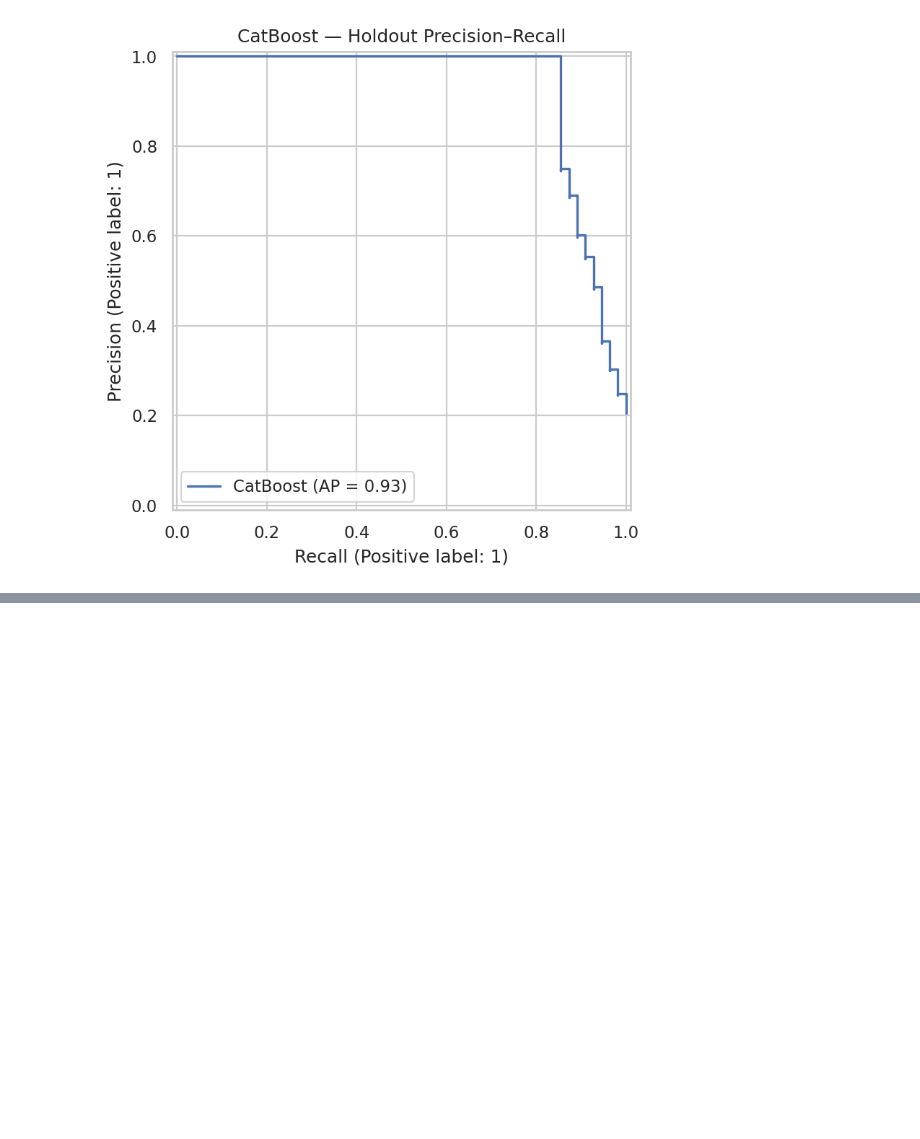
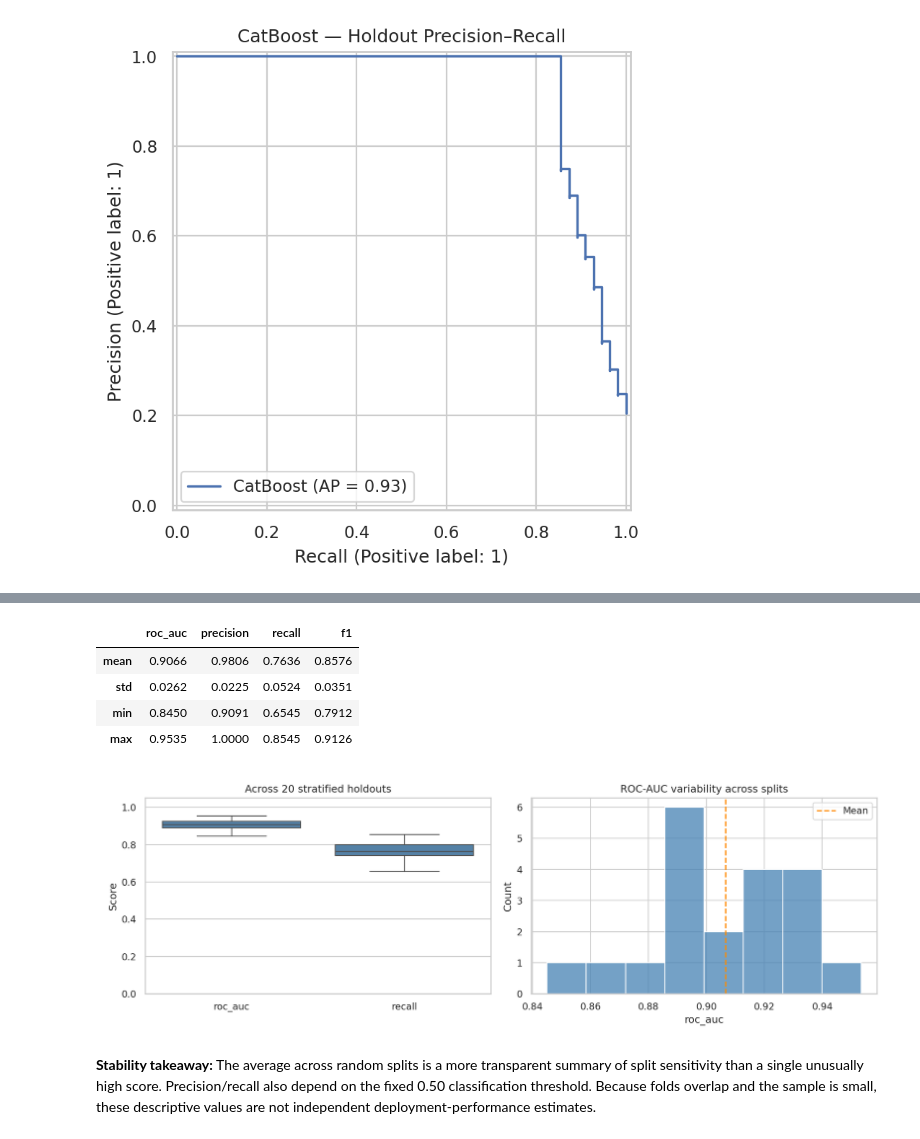
Before and after one commit to jeyhunaliyevv/medical-insurance-cost-risk-prediction, a Jupyter notebook: notebooks/01_full_analysis.ipynb, the cells around one changed output, grey strips where cells are left out. Cells and saved outputs as stored; diff of their text form; code cells hidden in the pictures; blank space fills up the shorter version.

```diff
--- a/notebooks/01_full_analysis.ipynb
+++ b/notebooks/01_full_analysis.ipynb
@@ -23,9 +23,9 @@ from IPython.display import display, Image
 
 # Resolve the repository root without assuming the Jupyter working directory.
 candidates = [Path.cwd(), Path.cwd().parent, Path.cwd().parent.parent]
-ROOT = next((p for p in candidates if (p / 'src' / 'pipeline.py').exists() and (p / 'data' / 'insurance.csv').exists()), None)
+ROOT = next((p for p in candidates if (p / 'src' / 'pipeline.py').exists()), None)
 if ROOT is None:
-    raise FileNotFoundError('Could not find project root with src/pipeline.py and data/insurance.csv')
+    raise FileNotFoundError('Project source folder not found. Open this notebook from the repository or notebooks/ folder')
 ROOT = ROOT.resolve()
 if str(ROOT) not in sys.path:
     sys.path.insert(0, str(ROOT))
@@ -38,7 +38,10 @@ from sklearn.base import clone
 
 plt.rcParams.update({'figure.figsize': (9, 5), 'figure.dpi': 110, 'savefig.dpi': 160, 'axes.spines.top': False, 'axes.spines.right': False})
 sns.set_theme(style='whitegrid', font_scale=0.93)
-raw = pd.read_csv(ROOT / 'data' / 'insurance.csv')
+data_file = ROOT / 'data' / 'insurance.csv'
+if not data_file.is_file():
+    raise FileNotFoundError(f'Missing dataset: {data_file}. Get it from the upstream source in data/README.md and save it here.')
+raw = pd.read_csv(data_file)
 print('Dataset shape:', raw.shape)
 print('Columns:', ', '.join(raw.columns))
 display(raw.head(8))
@@ -461 +474,27 @@ display(Image(filename=str(FIGURES / "precision_recall.png")))
+# %%
+from src.stability import run_stability
+stability_rows, stability_summary = run_stability(save_artifacts=False)
+display(stability_rows[['roc_auc','precision','recall','f1']].agg(['mean','std','min','max']).round(4))
+fig, axes = plt.subplots(1, 2, figsize=(12, 4))
+sns.boxplot(data=stability_rows[['roc_auc','recall']], ax=axes[0], color='steelblue')
+axes[0].set_title('Across 20 stratified holdouts')
+axes[0].set_ylabel('Score')
+axes[0].set_ylim(0, 1.05)
+sns.histplot(data=stability_rows, x='roc_auc', bins=8, ax=axes[1], color='steelblue')
+axes[1].axvline(stability_rows['roc_auc'].mean(), color='darkorange', ls='--', label='Mean')
+axes[1].set_title('ROC-AUC variability across splits')
+axes[1].legend()
+fig.tight_layout()
+fig.savefig(ROOT / 'reports' / 'figures' / 'stability_20_splits.png', dpi=160)
+display(Image(filename=str(ROOT / 'reports' / 'figures' / 'stability_20_splits.png')))
+plt.close(fig)
+# %% [output]
+|  | roc_auc | precision | recall | f1 |
+| mean | 0.9066 | 0.9806 | 0.7636 | 0.8576 |
+| std | 0.0262 | 0.0225 | 0.0524 | 0.0351 |
+| min | 0.8450 | 0.9091 | 0.6545 | 0.7912 |
+| max | 0.9535 | 1.0000 | 0.8545 | 0.9126 |
+[figure, added]
+# %% [markdown]
+**Stability takeaway:** The average across random splits is a more transparent summary of split sensitivity than a single unusually high score. Precision/recall also depend on the fixed 0.50 classification threshold. Because folds overlap and the sample is small, these descriptive values are not independent deployment-performance estimates.
 # %% [markdown]
```
Also changed, not shown: parts of 22 cells of this notebook, 9 other files.
